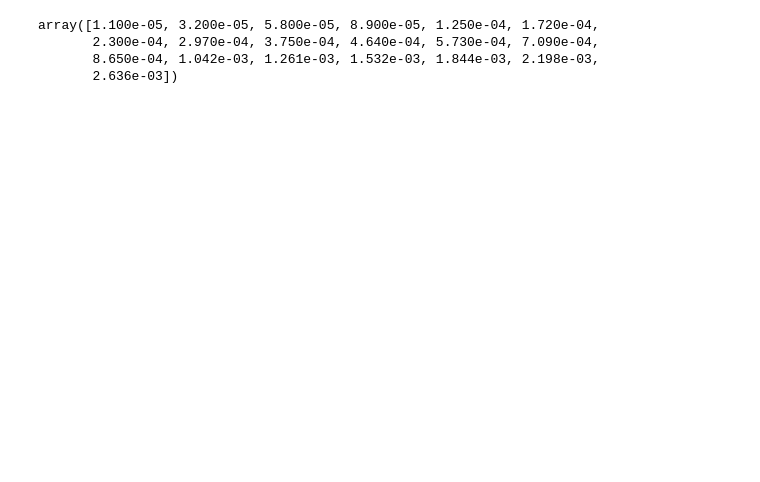
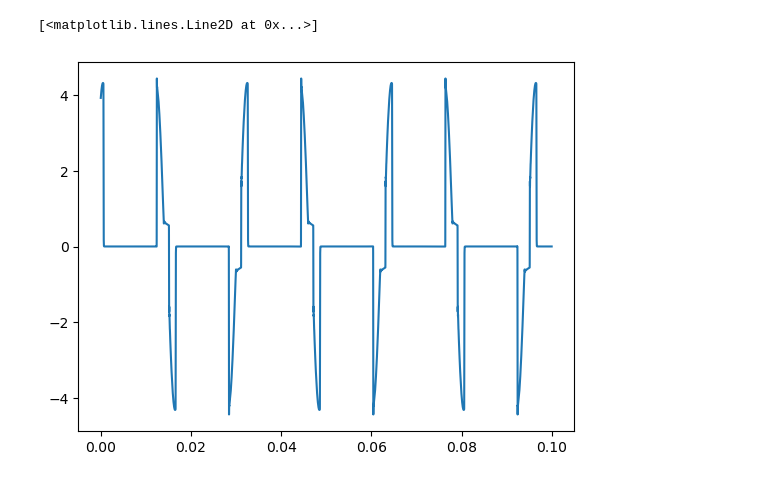
Before and after one commit to ubcgif/2025-heagy-etal-tle, a Jupyter notebook: notebooks/Untitled.ipynb, the cells around one changed output. Saved outputs shown, nothing was run; the diff lists cells and outputs as text; code cells hidden in the pictures; blank space fills up the shorter version.

```diff
--- a/notebooks/Untitled.ipynb
+++ b/notebooks/Untitled.ipynb
@@ -84,7 +136,8 @@ ax.plot(tc, np.zeros_like(tc), "|", ms=8)
 # %%
-tc
+t_orig_waveform = np.arange(0, len(orig_waveform))*10e-6
+fig, ax = plt.subplots(1, 1)
+ax.plot(t_orig_waveform,orig_waveform)
+# ax.set_xlim(0.047, 0.047+0.008)
 # %% [output]
-array([1.100e-05, 3.200e-05, 5.800e-05, 8.900e-05, 1.250e-04, 1.720e-04,
-       2.300e-04, 2.970e-04, 3.750e-04, 4.640e-04, 5.730e-04, 7.090e-04,
-       8.650e-04, 1.042e-03, 1.261e-03, 1.532e-03, 1.844e-03, 2.198e-03,
-       2.636e-03])
+[<matplotlib.lines.Line2D at 0x...>]
+[figure, added]
```
Also changed, not shown: parts of 13 cells of this notebook, 2 other files.
